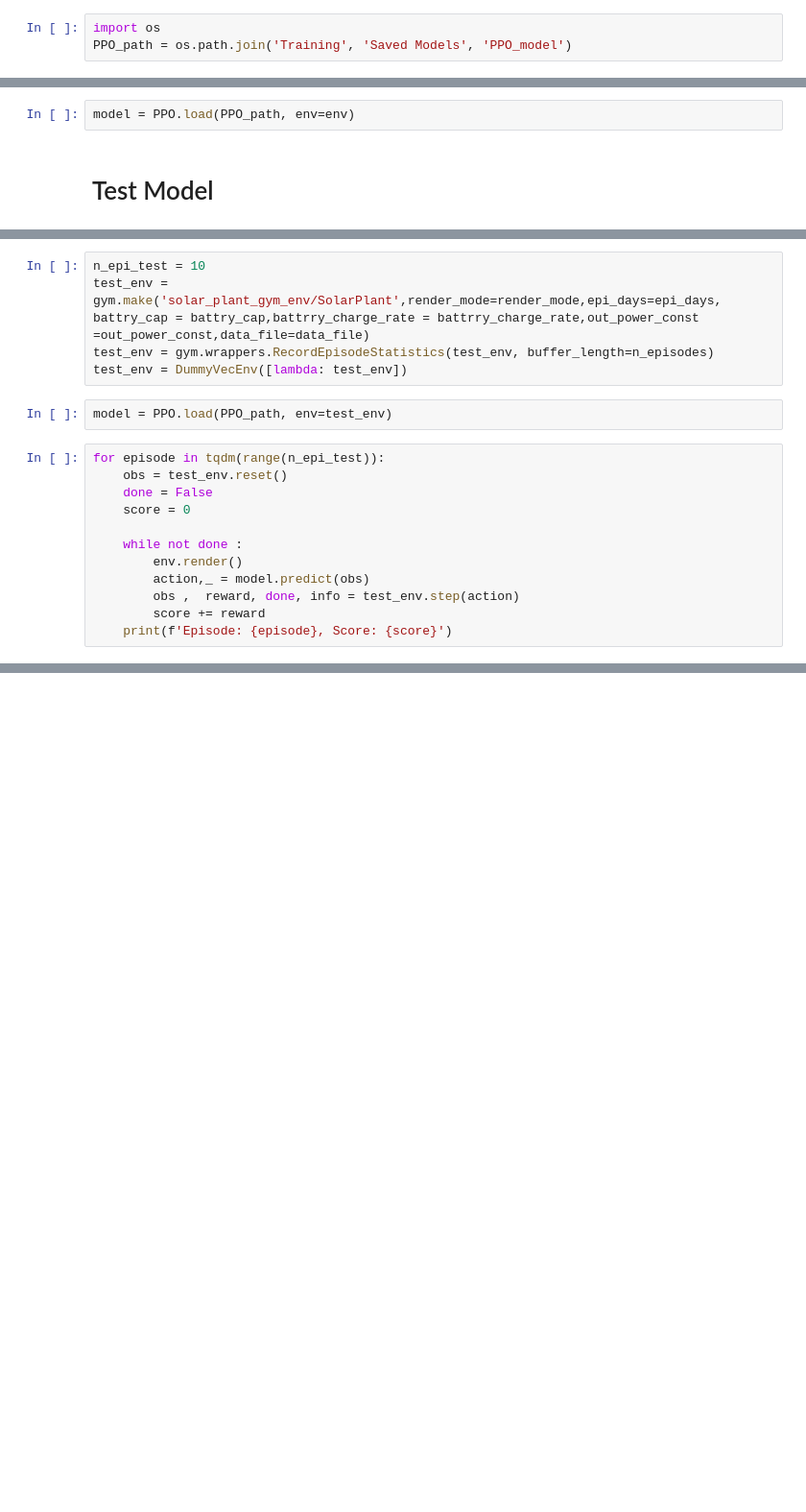
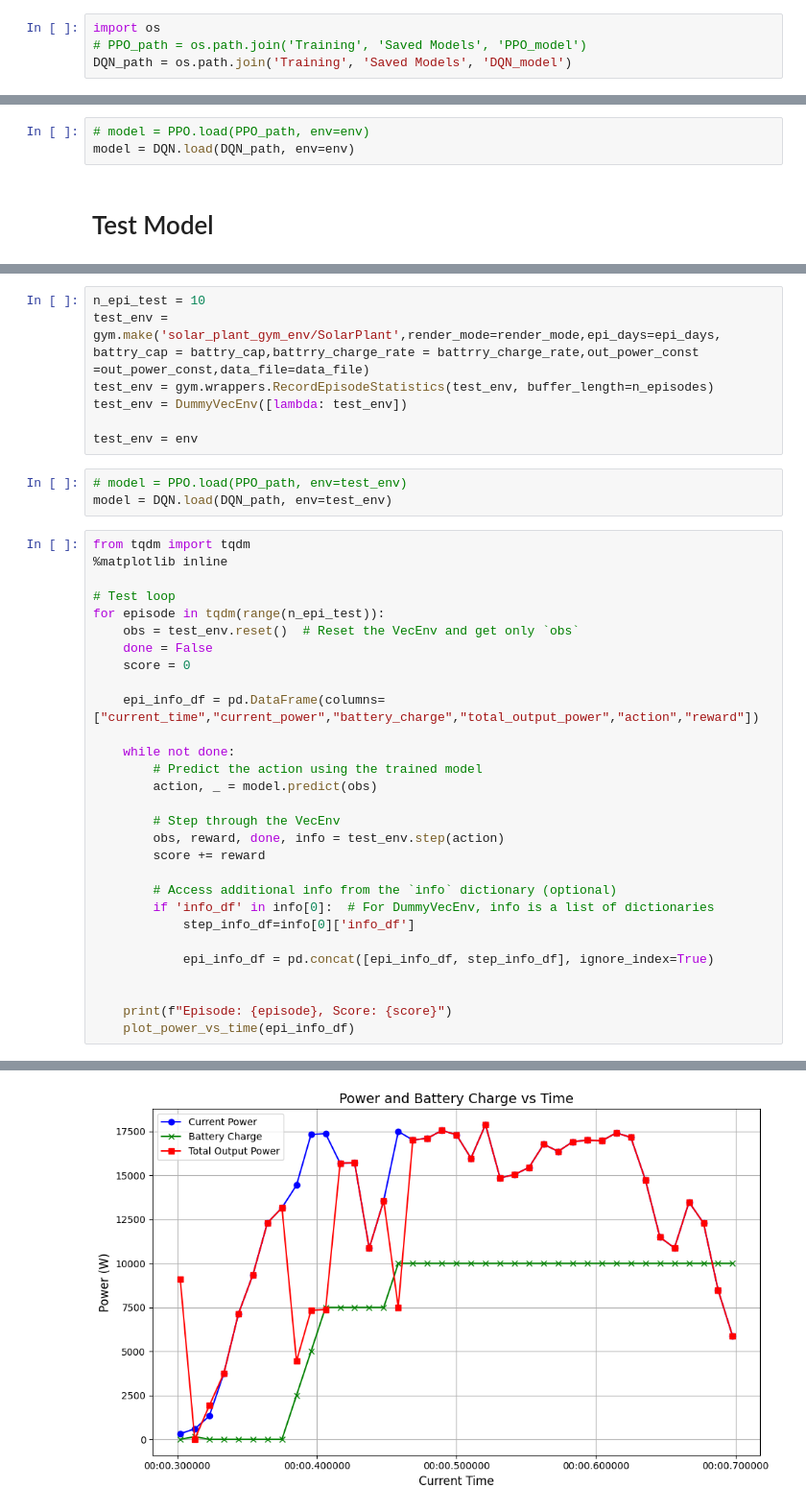
Before and after one commit to Ginushmal/RL-for-Solar-Plant, a Jupyter notebook: RL_Solar_with_Baseline3.ipynb, the cells around one changed output, grey strips where cells are left out. Shown at 96% size. Saved outputs shown, nothing was run; the diff lists cells and outputs as text; blank space fills up the shorter version.

```diff
--- a/RL_Solar_with_Baseline3.ipynb
+++ b/RL_Solar_with_Baseline3.ipynb
@@ -138,4 +148,5 @@ mean_reward:-1471.77 +/- 5044.17
 # Save and Reload Model
 # %%
 import os
-PPO_path = os.path.join('Training', 'Saved Models', 'PPO_model')
+# PPO_path = os.path.join('Training', 'Saved Models', 'PPO_model')
+DQN_path = os.path.join('Training', 'Saved Models', 'DQN_model')
@@ -144,6 +156,7 @@ model.save(PPO_path)
 # %%
 del model
 # %%
-model = PPO.load(PPO_path, env=env)
+# model = PPO.load(PPO_path, env=env)
+model = DQN.load(DQN_path, env=env)
 # %% [markdown]
 # Test Model
@@ -152,18 +200,38 @@ n_epi_test = 10
 test_env = gym.make('solar_plant_gym_env/SolarPlant',render_mode=render_mode,epi_days=epi_days, battry_cap = battry_cap,battrry_charge_rate = battrry_charge_rate,out_power_const =out_power_const,data_file=data_file)
 test_env = gym.wrappers.RecordEpisodeStatistics(test_env, buffer_length=n_episodes)
 test_env = DummyVecEnv([lambda: test_env])
+
+test_env = env
 # %%
-model = PPO.load(PPO_path, env=test_env)
+# model = PPO.load(PPO_path, env=test_env)
+model = DQN.load(DQN_path, env=test_env)
 # %%
+from tqdm import tqdm
+%matplotlib inline
+
+# Test loop
 for episode in tqdm(range(n_epi_test)):
-    obs = test_env.reset()
+    obs = test_env.reset()  # Reset the VecEnv and get only `obs`
     done = False
     score = 0
 
-    while not done :
-        env.render()
-        action,_ = model.predict(obs)
-        obs ,  reward, done, info = test_env.step(action)
+    epi_info_df = pd.DataFrame(columns=["current_time","current_power","battery_charge","total_output_power","action","reward"])
+
+    while not done:
+        # Predict the action using the trained model
+        action, _ = model.predict(obs)
+
+        # Step through the VecEnv
+        obs, reward, done, info = test_env.step(action)
         score += reward
-    print(f'Episode: {episode}, Score: {score}')
+
+        # Access additional info from the `info` dictionary (optional)
+        if 'info_df' in info[0]:  # For DummyVecEnv, info is a list of dictionaries
+            step_info_df=info[0]['info_df']
+
+            epi_info_df = pd.concat([epi_info_df, step_info_df], ignore_index=True)
+
+
+    print(f"Episode: {episode}, Score: {score}")
+    plot_power_vs_time(epi_info_df)
 # %% [output]
@@ -170,0 +239 @@ Episode: 0, Score: [-8135.2266]
+[figure, added]
```
Also changed, not shown: parts of 14 cells of this notebook, 1 other file.
